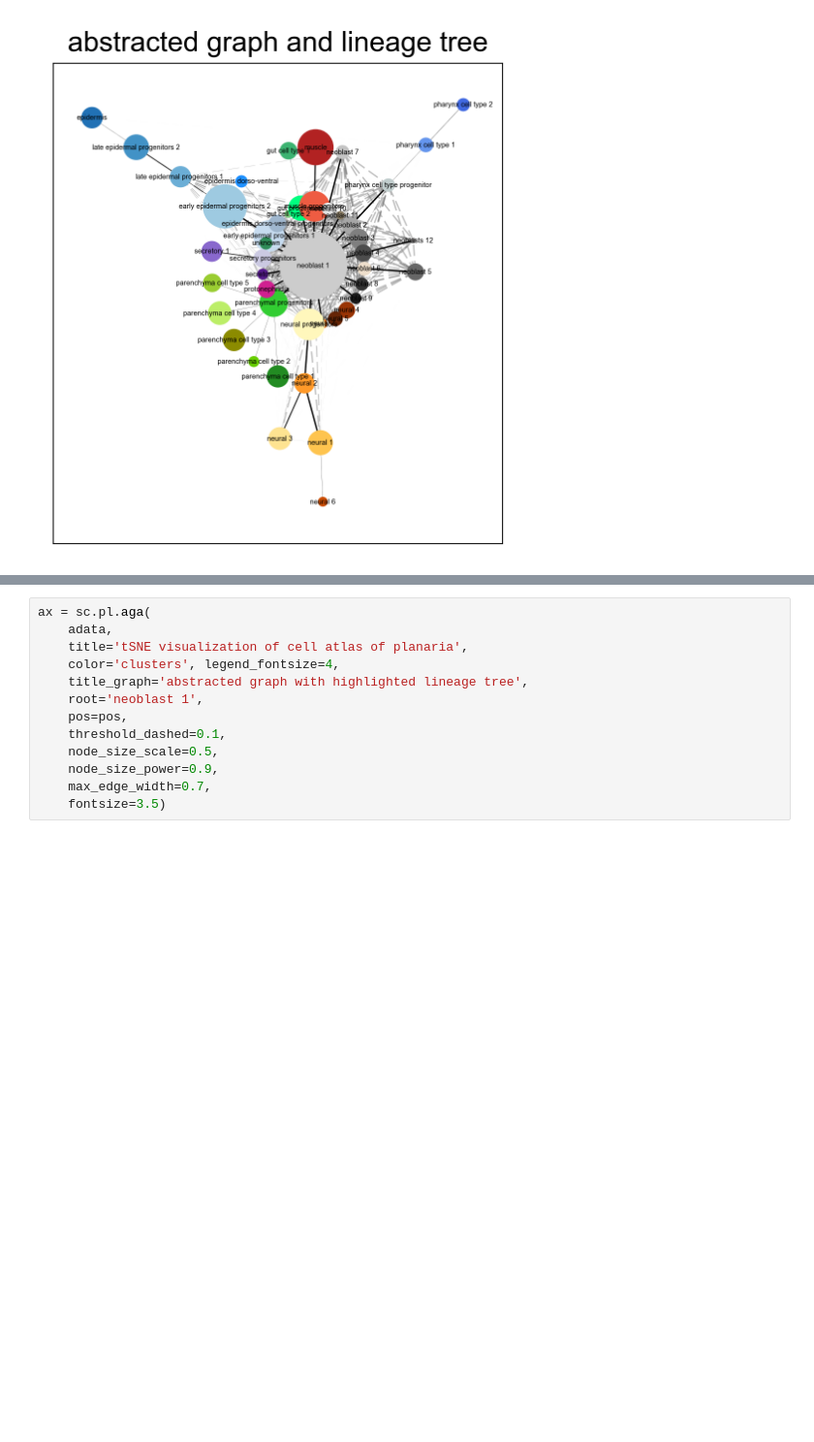
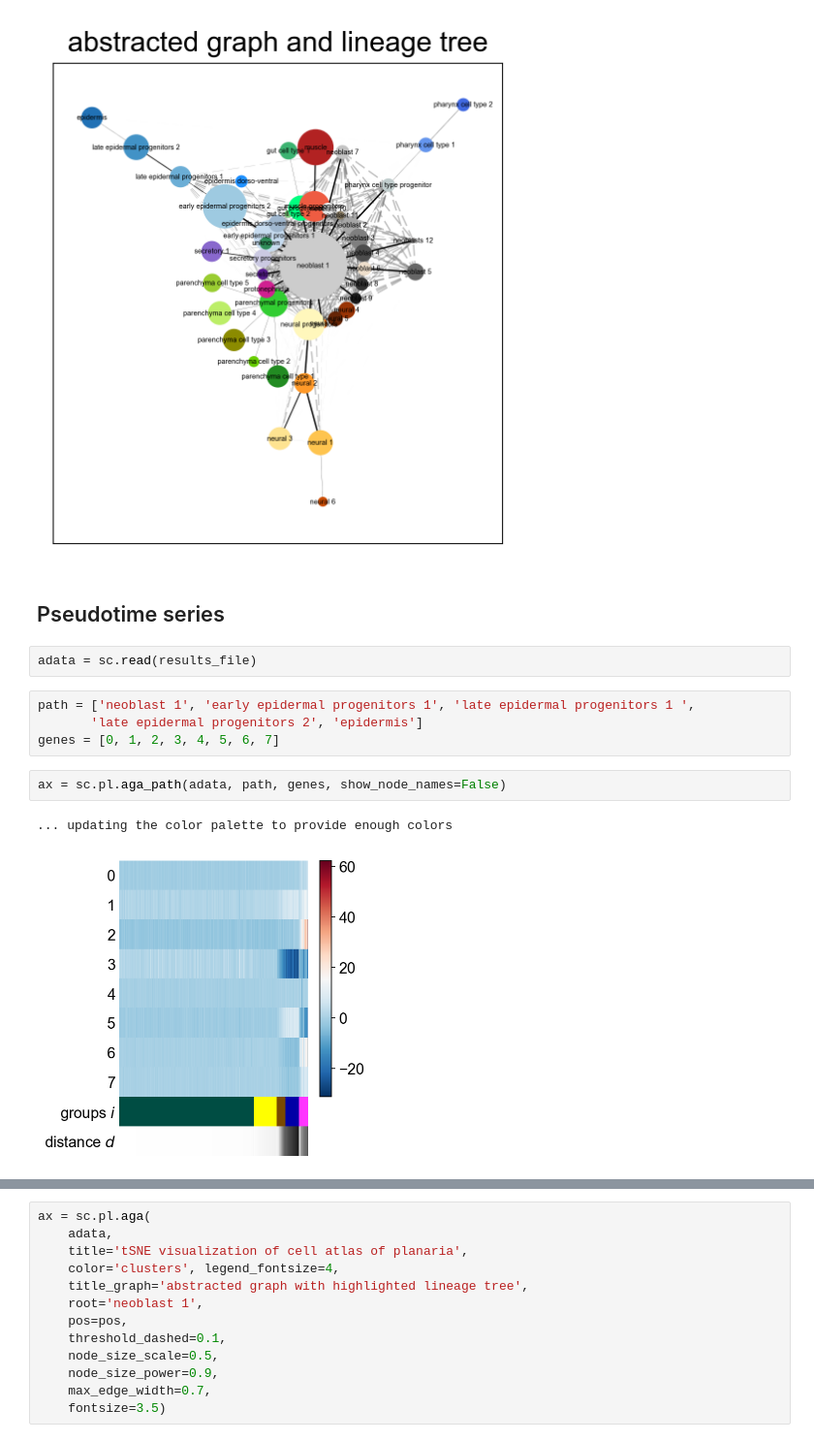
Before and after one commit to theislab/graph_abstraction, a Jupyter notebook: planaria/planaria.ipynb, the cells around one changed output, grey strips where cells are left out. Shown at 97% size. Cells and saved outputs as stored; diff of their text form; blank space fills up the shorter version.

```diff
--- a/planaria/planaria.ipynb
+++ b/planaria/planaria.ipynb
@@ -128,3 +128,16 @@ ax = sc.pl.aga_graph(
     fontsize=3.5)
 # %% [output]
 [figure]
+# %% [markdown]
+## Pseudotime series
+# %%
+adata = sc.read(results_file)
+# %%
+path = ['neoblast 1', 'early epidermal progenitors 1', 'late epidermal progenitors 1 ',
+       'late epidermal progenitors 2', 'epidermis']
+genes = [0, 1, 2, 3, 4, 5, 6, 7]
+# %%
+ax = sc.pl.aga_path(adata, path, genes, show_node_names=False)
+# %% [output]
+... updating the color palette to provide enough colors
+[figure, added]
```
Also changed, not shown: parts of 13 cells of this notebook, 3 other files.
